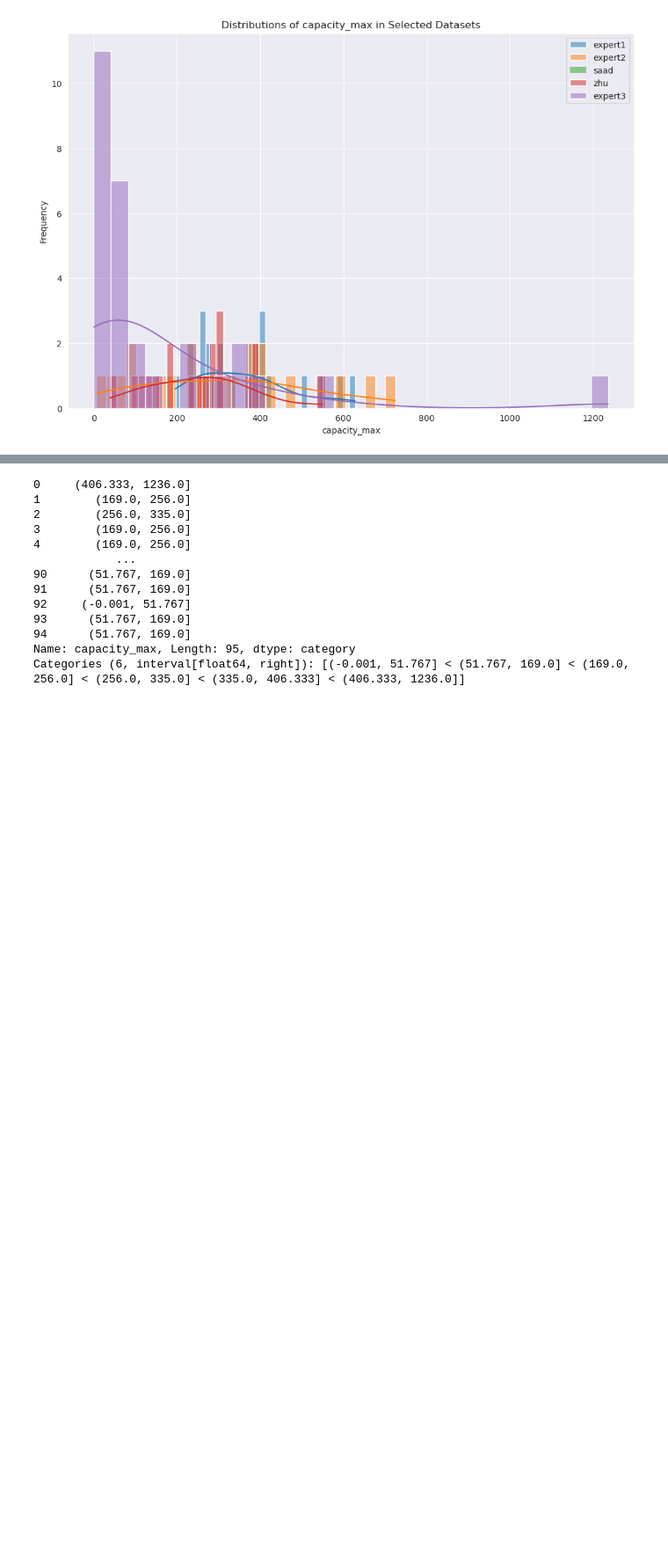
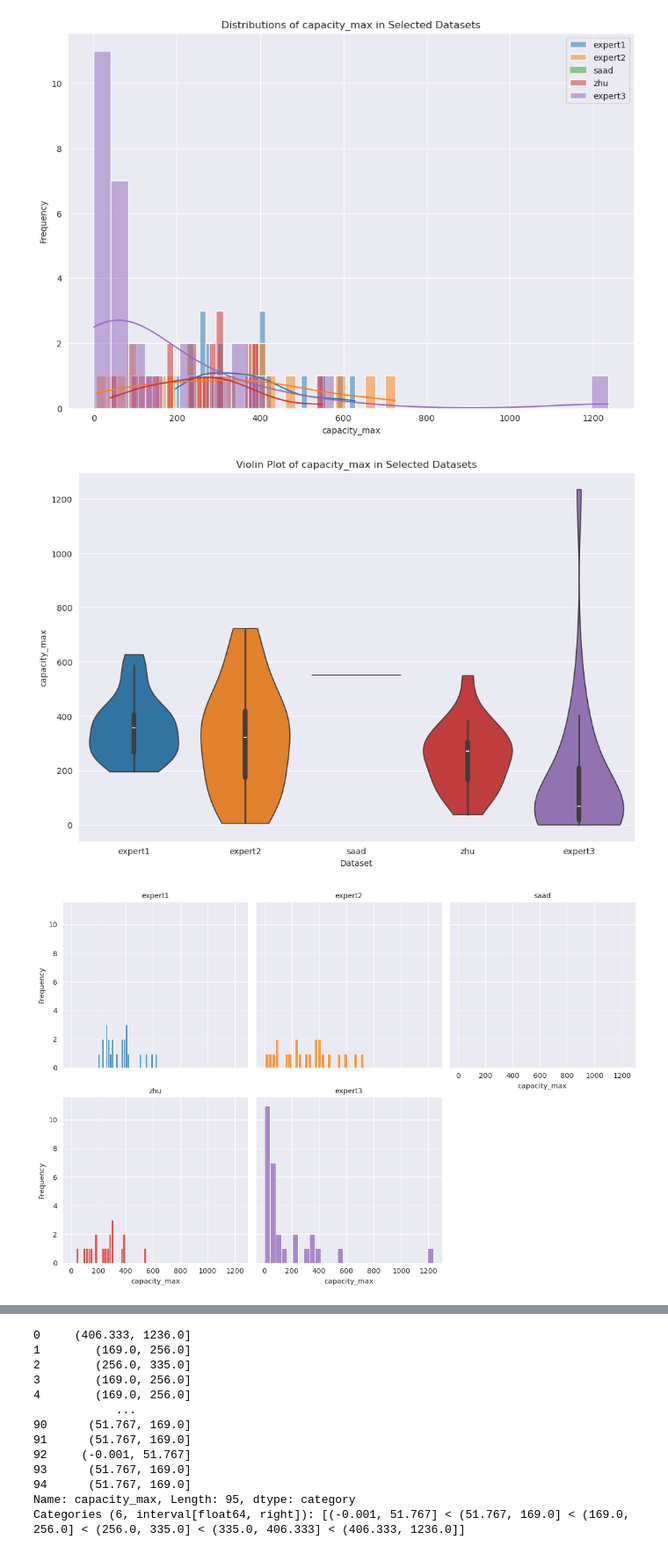
Before and after one commit to wtaisner/battery-rangers, a Jupyter notebook: modules/predictor/notebooks/data_exploration_and_check.ipynb, the cells around one changed output, grey strips where cells are left out. Shown at 88% size. Saved outputs shown, nothing was run; the diff lists cells and outputs as text; code cells hidden in the pictures; blank space fills up the shorter version.

```diff
--- a/modules/predictor/notebooks/data_exploration_and_check.ipynb
+++ b/modules/predictor/notebooks/data_exploration_and_check.ipynb
@@ -214,3 +214,46 @@ saad 552 552
 zhu 38.0 550.0
 expert3 0.0 1236.0
 [figure]
+# %%
+import pandas as pd
+import seaborn as sns
+import matplotlib.pyplot as plt
+
+data_paths = {
+    'expert1': '../../../data/processed_selected_custom_features/data_experts1.csv',
+    'expert2': '../../../data/processed_selected_custom_features/data_experts2.csv',
+    'saad': '../../../data/processed_selected_custom_features/data_saad.csv',
+    'zhu': '../../../data/processed_selected_custom_features/data_zhu.csv',
+    'expert3': '../../../data/processed_selected_custom_features/data_experts3.csv'
+}
+
+# Read the datasets
+dfs = {name: pd.read_csv(path) for name, path in data_paths.items()}
+
+# Combine datasets into a single DataFrame for facet plot
+df_combined = pd.concat([df.assign(dataset=name) for name, df in dfs.items()], ignore_index=True)
+
+# Create a violin plot
+plt.figure(figsize=(12, 8))
+sns.violinplot(x='dataset', y='capacity_max', data=df_combined, cut=0, hue='dataset')
+plt.title('Violin Plot of capacity_max in Selected Datasets')
+plt.xlabel('Dataset')
+plt.ylabel('capacity_max')
+plt.show()
+
+# Create a facet plot with each dataset on a separate plot
+g = sns.FacetGrid(df_combined, col='dataset', col_wrap=3, height=4, sharex=True, sharey=True, hue='dataset')
+g.map(sns.histplot, 'capacity_max', kde=False, bins=30)
+g.set_titles(col_template="{col_name}")
+g.set_axis_labels('capacity_max', 'Frequency')
+plt.show()
+
+# Create a facet plot with each dataset on a separate plot
+g = sns.FacetGrid(df_combined, col='dataset', col_wrap=3, height=4, sharex=False, sharey=True, hue='dataset')
+g.map(sns.histplot, 'capacity_max', kde=False, bins=30)
+g.set_titles(col_template="{col_name}")
+g.set_axis_labels('capacity_max', 'Frequency')
+plt.show()
+# %% [output]
+[figure, added]
+[figure, added]
```
Also changed, not shown: parts of 2 cells of this notebook, 9 other files.
